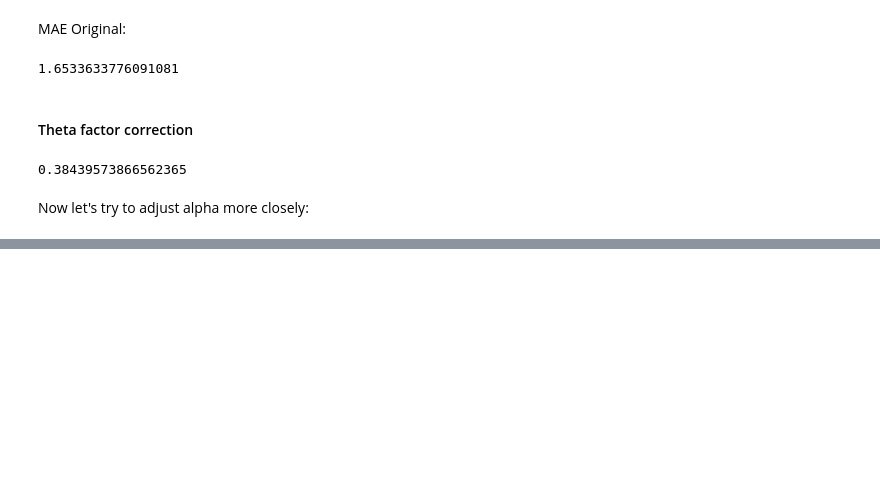
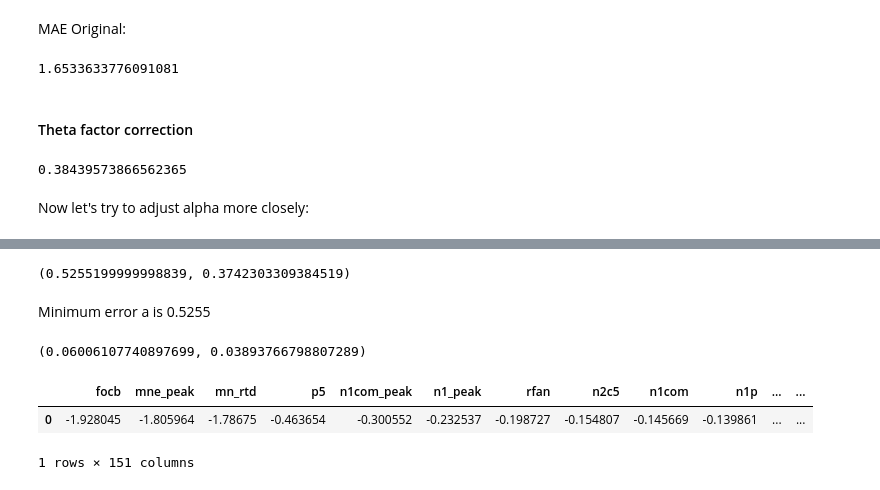
Before and after one commit to skeptlk/ecm, a Jupyter notebook: 27_dec_correction_formula.ipynb, the cells around one changed output, grey strips where cells are left out. Saved outputs shown, nothing was run; the diff lists cells and outputs as text; code cells hidden in the pictures; blank space fills up the shorter version.

```diff
--- a/27_dec_correction_formula.ipynb
+++ b/27_dec_correction_formula.ipynb
@@ -49,0 +50,59 @@ while a <= 0.55:
+# %%
+a = 0.50
+min_err = 100
+min_a = a
+while a <= 0.55:
+  n1k = X['n1'] / (theta ** a)
+  err = mean_absolute_error(n1k, X['n1c2'])
+  if err < min_err:
+    min_a = a
+    min_err = err
+  a += 0.00001
+
+min_a, min_err
+# %% [output]
+(0.5255199999998839, 0.3742303309384519)
+# %% [markdown]
+Minimum error a is 0.5255
+# %%
+a = 0.5255
+y_err = X['n1c2'] - (X['n1'] / (theta ** a))
+# %%
+from sklearn.linear_model import LinearRegression, Ridge
+from sklearn.metrics import mean_squared_error, mean_absolute_error
+from sklearn.model_selection import train_test_split
+
+def train_model(X, y):
+  assert len(X) == len(y)
+  X_train, X_test, y_train, y_test = train_test_split(X, y, test_size=0.33, random_state=42)
+
+  model = LinearRegression(n_jobs=-1)
+  model.fit(X_train, y_train)
+
+  pred = model.predict(X_test)
+  mse = mean_squared_error(y_test, pred, squared=False)
+  mae = mean_absolute_error(y_test, pred)
+
+  return mse, mae, model
+# %%
+X2 = data.drop(columns=[
+    'reportts', 'acnum', 'pos', 'dep', 'arr',
+    'egtm', 'fltdes', 'reportts',
+    'dmusw', 'exswpn', 'reason', 'file_path',
+    'n1c2', 'n1', 'tat'
+]).fillna(-100)
+
+X2 = X2.loc[:, ~X2.columns.str.contains('stw')]
+
+
+mse, mae, model = train_model(X2, y_err)
+
+mse, mae
+# %% [output]
+(0.06006107740897699, 0.03893766798807289)
+# %%
+pd.DataFrame([model.coef_], columns=X2.columns).sort_values(by=[0], axis=1)
+# %% [output]
+|  | focb | mne_peak | mn_rtd | p5 | n1com_peak | n1_peak | rfan | n2c5 | n1com | n1p | ... | ... |
+| 0 | -1.928045 | -1.805964 | -1.78675 | -0.463654 | -0.300552 | -0.232537 | -0.198727 | -0.154807 | -0.145669 | -0.139861 | ... | ... |
+1 rows × 151 columns
```
Also changed, not shown: parts of 1 cell of this notebook, 1 other file.
